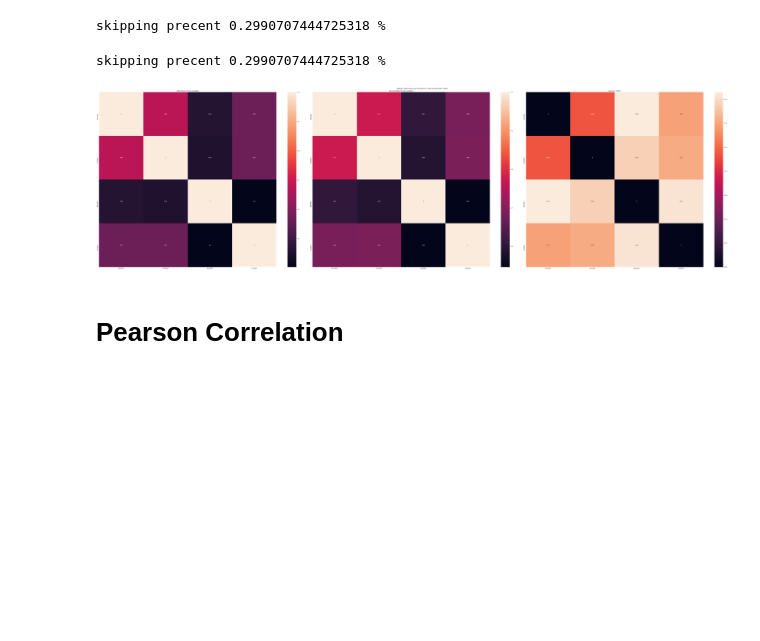
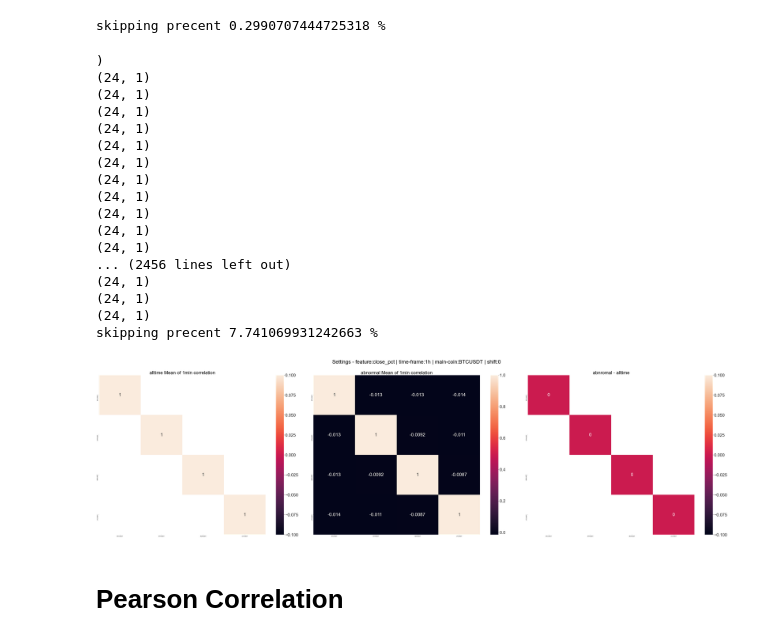
Before and after one commit to guyvandam/3rdYearResearchProject, a Jupyter notebook: correlation_research.ipynb, the cells around one changed output. Saved outputs shown, nothing was run; the diff lists cells and outputs as text; code cells hidden in the pictures; blank space fills up the shorter version.

```diff
--- a/correlation_research.ipynb
+++ b/correlation_research.ipynb
@@ -71,16 +119,24 @@ def mutual_information(a, b):
 # %%
 def get_correl_matrix_list(df, method = 'spearman'):
+    if method == 'te':
+        return get_te_correl_matrix_list(one_hour_df)
+
     resampled_list = list(df.resample(rule="1h"))
     alltime_correlation_matrix_list, abnormal_correlation_matrix_list = [],[]
 
     skipping_counter = 0
     for timestamp, temp_df in resampled_list: # every df is the 1min data from that hour.
 
+        # if temp_df.empty or (transfer_entropy_lookback != 0 and i < transfer_entropy_lookback):
         if temp_df.empty:
             skipping_counter += 1
             continue
+
         try:
+            # if transfer_entropy_lookback > 0 and i>= transfer_entropy_lookback
+
             temp_correl_matrix = temp_df.corr(method=method).to_numpy() # df of correlation between columns. 4x4
+
         except:
             skipping_counter += 1
             continue
@@ -112,6 +168,9 @@ def get_correl_matrix_list(df, method = 'spearman'):
 alltime_correlation_matrix_list, abnormal_correlation_matrix_list = get_correl_matrix_list(df)
 # %% [output]
 skipping precent 0.2990707444725318 %
+# %%
+suptitle_fontsize = 40
+font_scale = 3
 # %%
 def plot_heatmap(correl_df, title, shift = 0):
     mean_corr_df = pd.DataFrame(index=coin_symbol_list, columns=coin_symbol_list, data=correl_df)
@@ -124,7 +183,8 @@ def plot_heatmap(correl_df, title, shift = 0):
 
 def plot_heatmap_on_axes(data, title, axes):
     fig_size = 10
-    sn.set(rc={"figure.figsize":tuple([fig_size]*2)})
+    sn.set(rc={"figure.figsize":tuple([fig_size]*2)}, font_scale = font_scale)
+
 
     mean_corr_df = pd.DataFrame(index=coin_symbol_list, columns=coin_symbol_list, data=data)
     sn.heatmap(mean_corr_df, annot=True, ax=axes).set(title=title);
@@ -134,7 +194,8 @@ def plot_heatmap_master(coin_data_list, correl_method = 'spearman', shift = 0):
     alltime_correl_matrix_list, abnormal_correl_matrix_list = get_correl_matrix_list(df, method=correl_method)
 
     fig, axes = plt.subplots(nrows=1, ncols=3, figsize=(70,20))
-    fig.suptitle(f"Settings - feature:{feature} | time-frame:{kline_size} | main-coin:{main_coin_symbol} | shift:{shift}\n")
+    fig_title = f"Settings - feature:{feature} | time-frame:{kline_size} | main-coin:{main_coin_symbol} | shift:{shift}"
+    fig.suptitle(fig_title, fontsize = suptitle_fontsize)
 
     alltime_correl_mean = alltime_correl_matrix_list.mean(axis=0)
     abnormal_correl_mean = abnormal_correl_matrix_list.mean(axis=0)
@@ -146,12 +207,29 @@ def plot_heatmap_master(coin_data_list, correl_method = 'spearman', shift = 0):
     for i, (title, data) in enumerate(title_data_dict.items()):
         plot_heatmap_on_axes(data=data, title=title, axes=axes[i])
     fig.tight_layout()
-    fig.savefig("yeet.png")
+    filename = "correlation_research_plot.jpg"
+    fig.savefig(filename)
 # %%
-plot_heatmap_master(coin_data_list)
+plot_heatmap_master(coin_data_list, correl_method='te')
 # %% [output]
-skipping precent 0.2990707444725318 %
+)
+(24, 1)
+(24, 1)
+(24, 1)
+(24, 1)
+(24, 1)
+(24, 1)
+(24, 1)
+(24, 1)
+(24, 1)
+(24, 1)
+(24, 1)
+... (2456 lines left out)
+(24, 1)
+(24, 1)
+(24, 1)
+skipping precent 7.741069931242663 %
-[figure, old version]
+[figure, new version]
 # %% [markdown]
 # Pearson Correlation
 # %%
```
Also changed, not shown: parts of 6 cells of this notebook, 2 other files.
